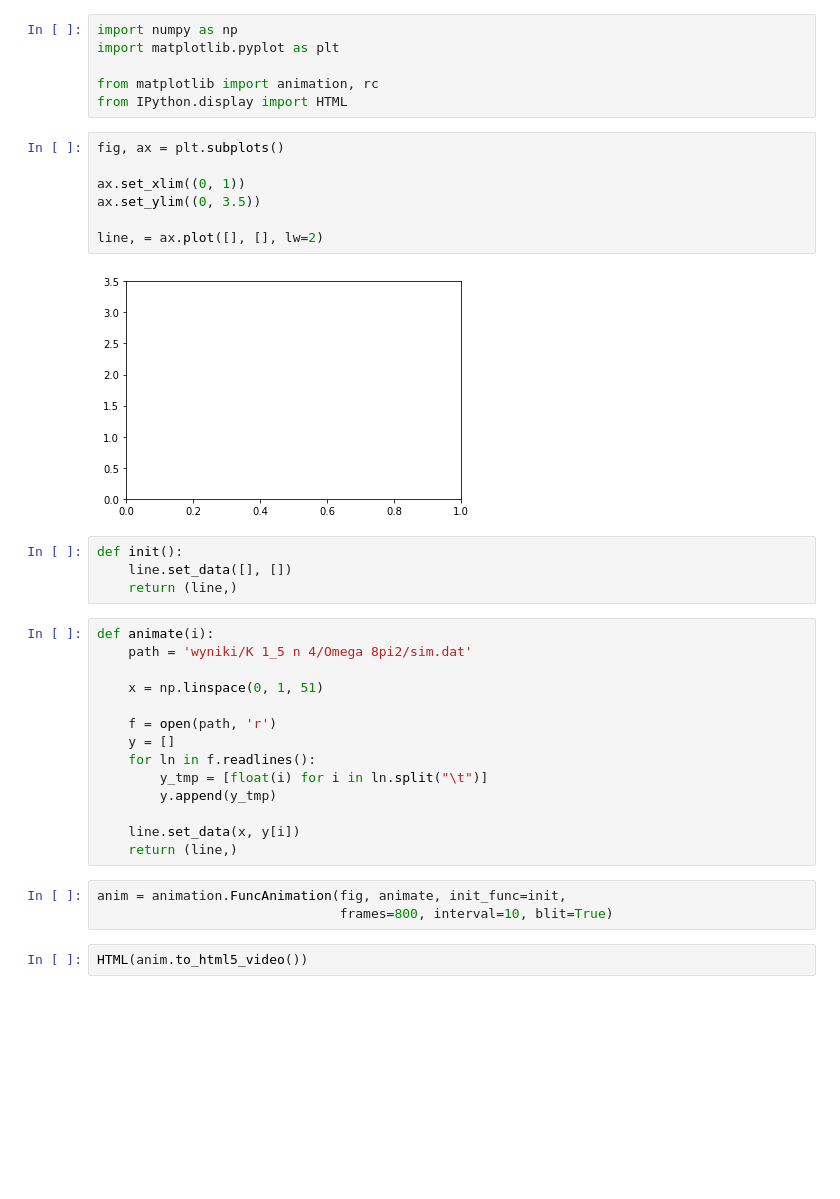
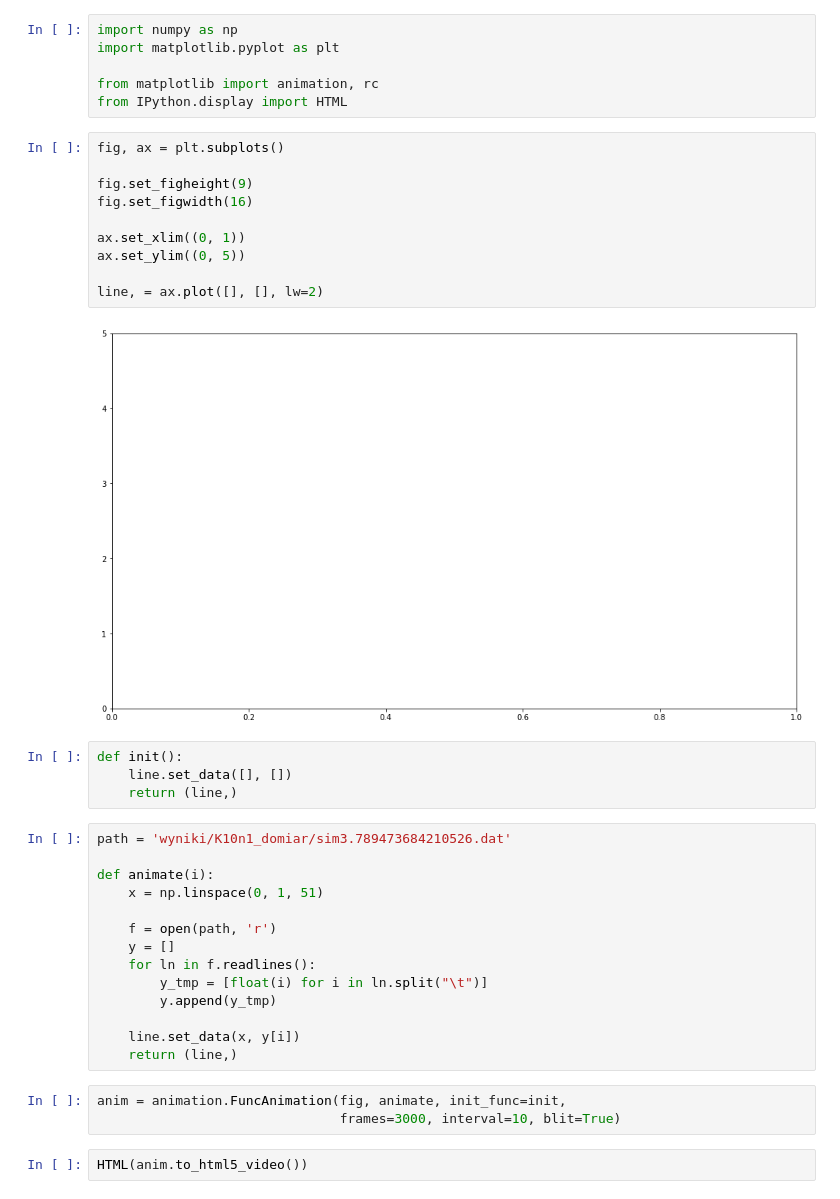
Before and after one commit to KacperSkelnik/q_particle_box_electric-field_sim, a Jupyter notebook: animate.ipynb, the cells around one changed output. Saved outputs shown, nothing was run; the diff lists cells and outputs as text; blank space fills up the shorter version.

```diff
--- a/animate.ipynb
+++ b/animate.ipynb
@@ -9,20 +9,23 @@ from IPython.display import HTML
 # %%
 fig, ax = plt.subplots()
 
+fig.set_figheight(9)
+fig.set_figwidth(16)
+
 ax.set_xlim((0, 1))
-ax.set_ylim((0, 3.5))
+ax.set_ylim((0, 5))
 
 line, = ax.plot([], [], lw=2)
 # %% [output]
-[figure, old version]
+[figure, new version]
 # %%
 def init():
     line.set_data([], [])
     return (line,)
 # %%
+path = 'wyniki/K10n1_domiar/sim3.789473684210526.dat'
+
 def animate(i):
-    path = 'wyniki/K 1_5 n 4/Omega 8pi2/sim.dat'
-
     x = np.linspace(0, 1, 51)
 
     f = open(path, 'r')
@@ -35,7 +38,7 @@ def animate(i):
     return (line,)
 # %%
 anim = animation.FuncAnimation(fig, animate, init_func=init,
-                               frames=800, interval=10, blit=True)
+                               frames=3000, interval=10, blit=True)
 # %%
 HTML(anim.to_html5_video())
 # %% [output]
```
Also changed, not shown: 3 other files.
